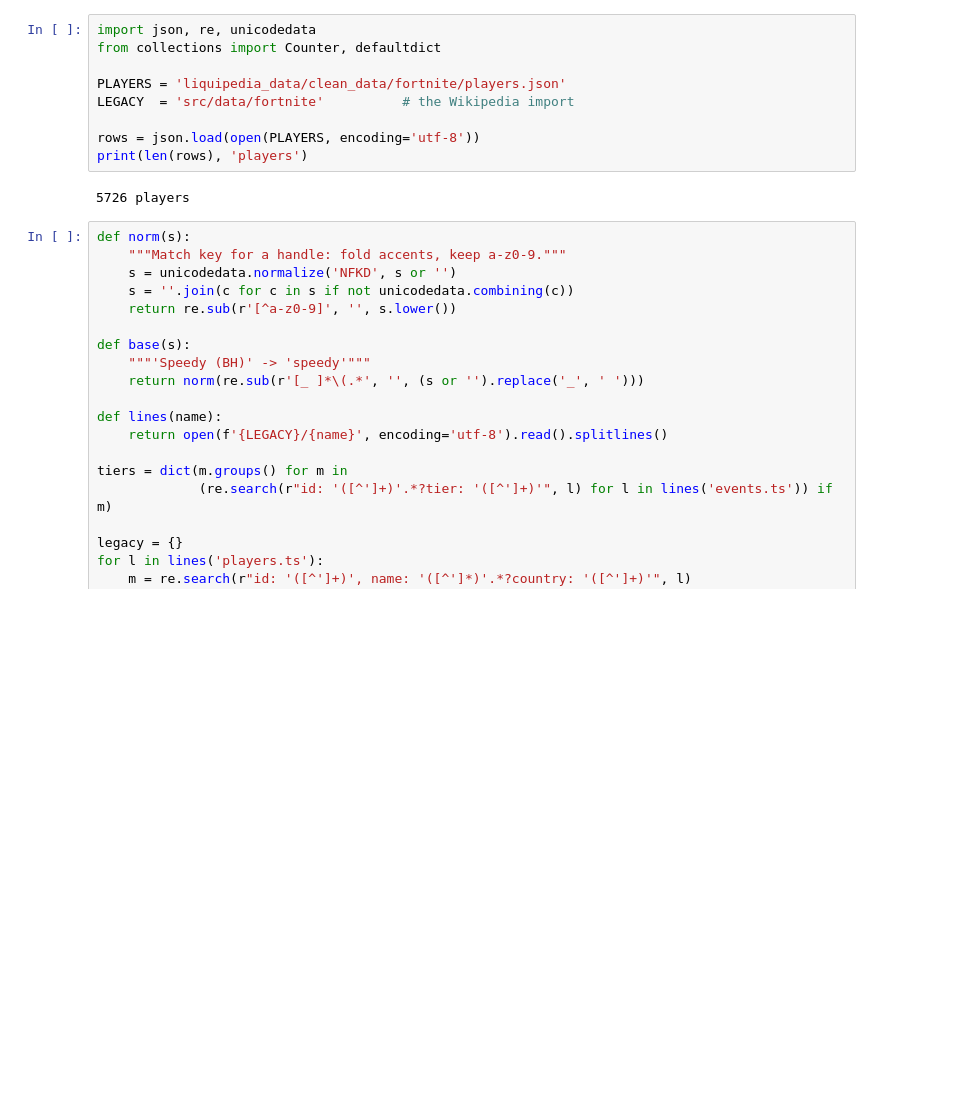
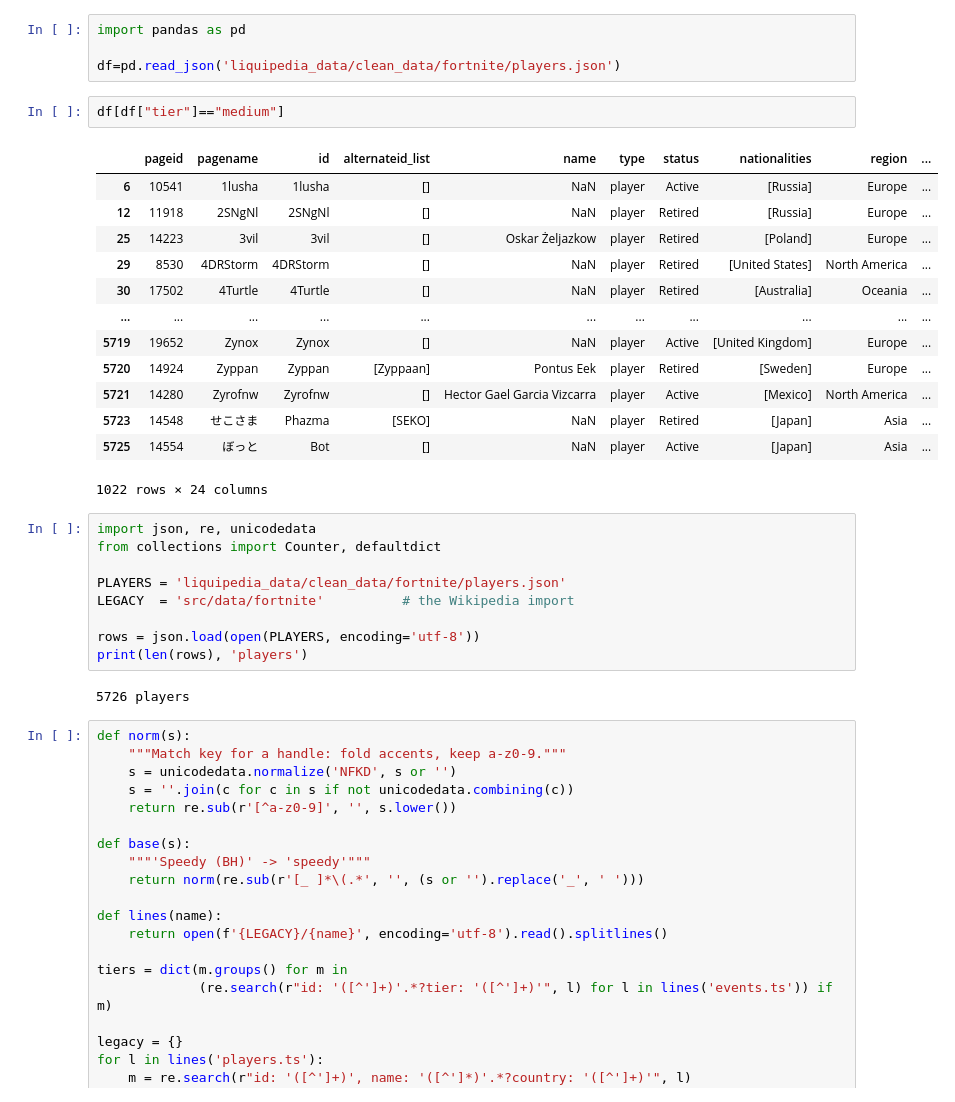
Before and after one commit to KonchakivskyiDanylo/Chill, a Jupyter notebook: players_optimize.ipynb, the cells around one changed output. Saved outputs shown, nothing was run; the diff lists cells and outputs as text; blank space fills up the shorter version.

```diff
--- a/players_optimize.ipynb
+++ b/players_optimize.ipynb
@@ -1,3 +1,23 @@
+# %%
+import pandas as pd
+
+df=pd.read_json('liquipedia_data/clean_data/fortnite/players.json')
+# %%
+df[df["tier"]=="medium"]
+# %% [output]
+|  | pageid | pagename | id | alternateid_list | name | type | status | nationalities | region | ... |
+| 6 | 10541 | 1lusha | 1lusha | [] | NaN | player | Active | [Russia] | Europe | ... |
+| 12 | 11918 | 2SNgNl | 2SNgNl | [] | NaN | player | Retired | [Russia] | Europe | ... |
+| 25 | 14223 | 3vil | 3vil | [] | Oskar Żeljazkow | player | Retired | [Poland] | Europe | ... |
+| 29 | 8530 | 4DRStorm | 4DRStorm | [] | NaN | player | Retired | [United States] | North America | ... |
+| 30 | 17502 | 4Turtle | 4Turtle | [] | NaN | player | Retired | [Australia] | Oceania | ... |
+| ... | ... | ... | ... | ... | ... | ... | ... | ... | ... | ... |
+| 5719 | 19652 | Zynox | Zynox | [] | NaN | player | Active | [United Kingdom] | Europe | ... |
+| 5720 | 14924 | Zyppan | Zyppan | [Zyppaan] | Pontus Eek | player | Retired | [Sweden] | Europe | ... |
+| 5721 | 14280 | Zyrofnw | Zyrofnw | [] | Hector Gael Garcia Vizcarra | player | Active | [Mexico] | North America | ... |
+| 5723 | 14548 | せこさま | Phazma | [SEKO] | NaN | player | Retired | [Japan] | Asia | ... |
+| 5725 | 14554 | ぼっと | Bot | [] | NaN | player | Active | [Japan] | Asia | ... |
+1022 rows × 24 columns
 # %%
 import json, re, unicodedata
 from collections import Counter, defaultdict
```
Also changed, not shown: 32 other files.
